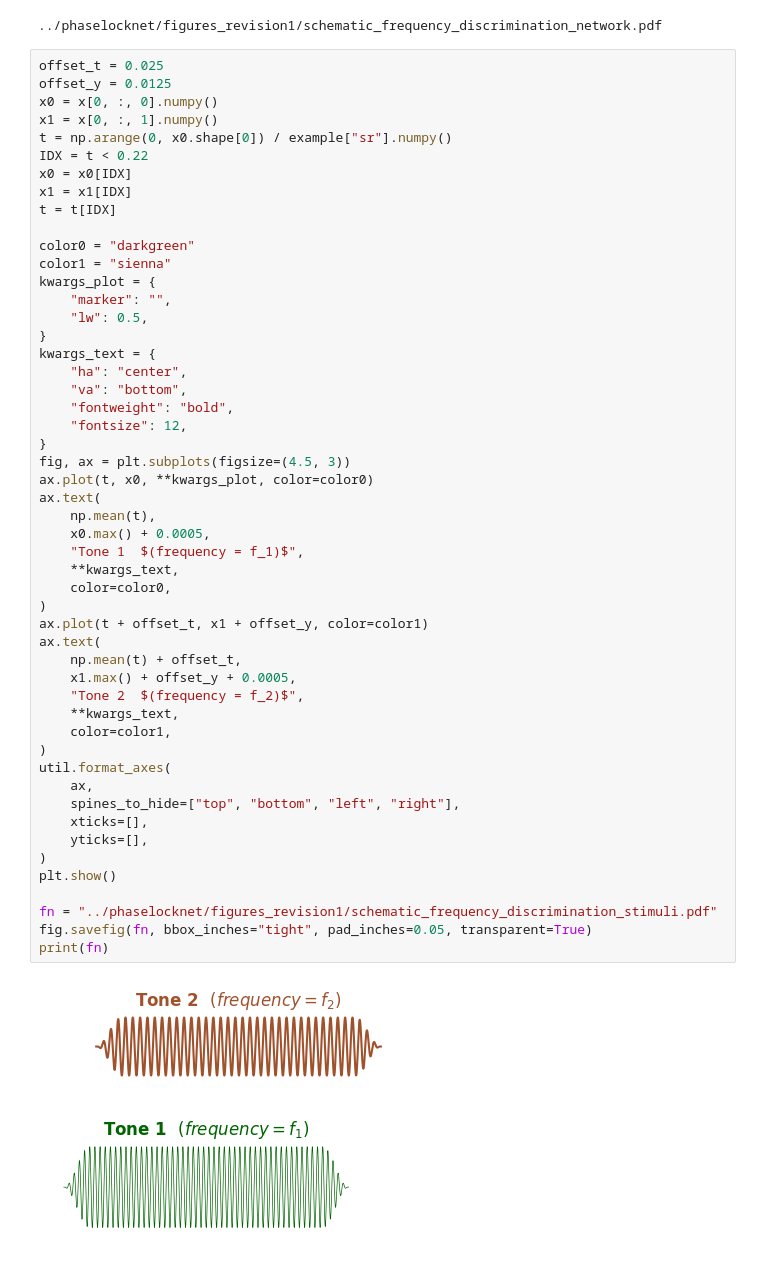
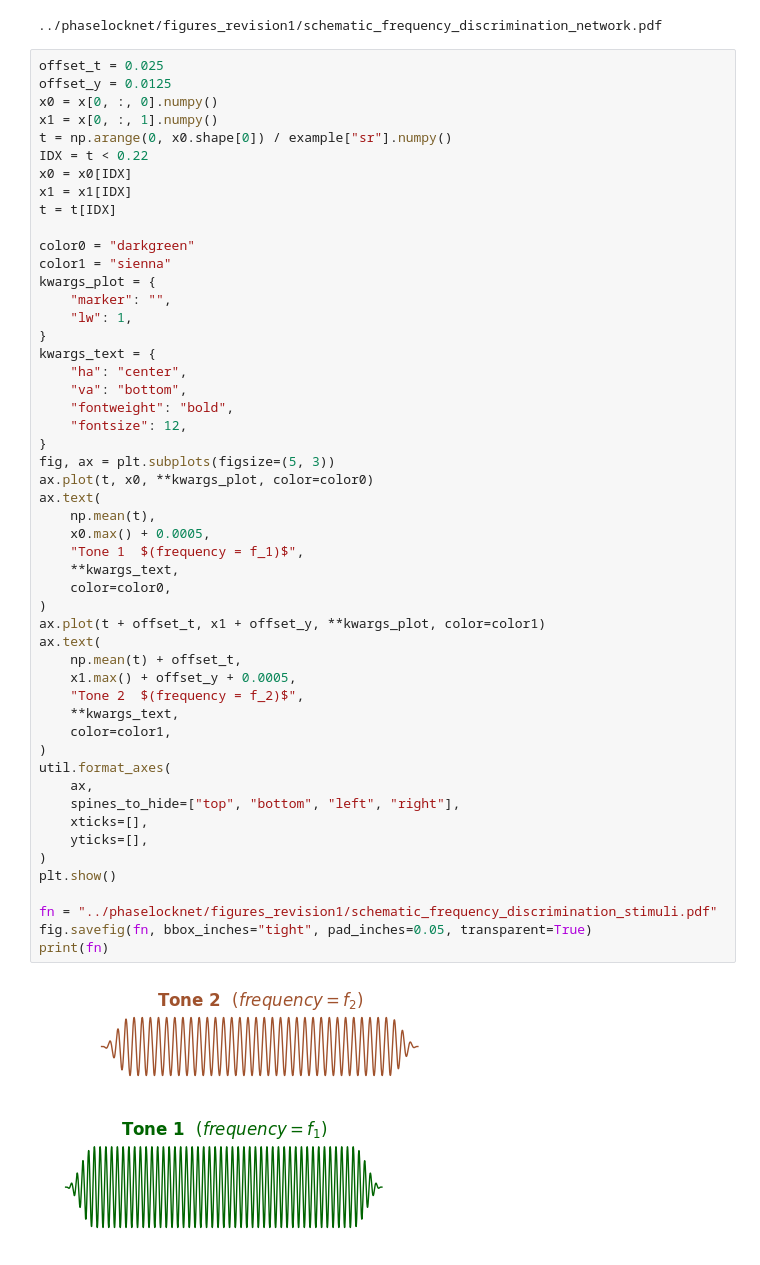
Before and after one commit to msaddler/freqdiscriminet, a Jupyter notebook: schematics.ipynb, the cells around one changed output. Cells and saved outputs as stored; diff of their text form.

```diff
--- a/schematics.ipynb
+++ b/schematics.ipynb
@@ -165,7 +165,7 @@ color0 = "darkgreen"
 color1 = "sienna"
 kwargs_plot = {
     "marker": "",
-    "lw": 0.5,
+    "lw": 1,
 }
 kwargs_text = {
     "ha": "center",
@@ -173,36 +173,36 @@ kwargs_text = {
     "fontweight": "bold",
     "fontsize": 12,
 }
-fig, ax = plt.subplots(figsize=(4.5, 3))
+fig, ax = plt.subplots(figsize=(5, 3))
 ax.plot(t, x0, **kwargs_plot, color=color0)
 ax.text(
     np.mean(t),
     x0.max() + 0.0005,
     "Tone 1  $(frequency = f_1)$",
     **kwargs_text,
     color=color0,
 )
-ax.plot(t + offset_t, x1 + offset_y, color=color1)
+ax.plot(t + offset_t, x1 + offset_y, **kwargs_plot, color=color1)
 ax.text(
     np.mean(t) + offset_t,
     x1.max() + offset_y + 0.0005,
     "Tone 2  $(frequency = f_2)$",
     **kwargs_text,
     color=color1,
 )
 util.format_axes(
     ax,
     spines_to_hide=["top", "bottom", "left", "right"],
     xticks=[],
     yticks=[],
 )
 plt.show()
 
 fn = "../phaselocknet/figures_revision1/schematic_frequency_discrimination_stimuli.pdf"
 fig.savefig(fn, bbox_inches="tight", pad_inches=0.05, transparent=True)
 print(fn)
 # %% [output]
-[figure, old version]
+[figure, new version]
 ../phaselocknet/figures_revision1/schematic_frequency_discrimination_stimuli.pdf
 # %%
 dir_model = "models/freq_quarter_octave/0250hz/IHC3000/arch_0346_00??"
```
Also changed, not shown: parts of 1 cell of this notebook.
